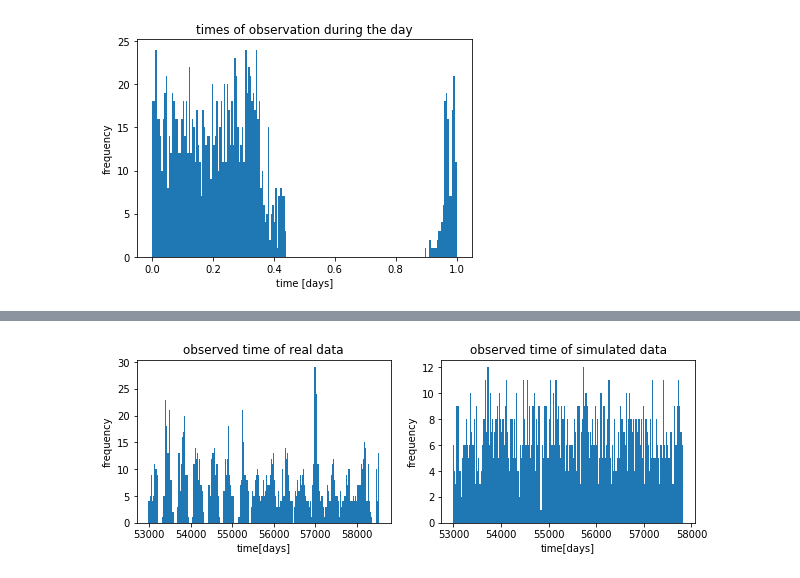
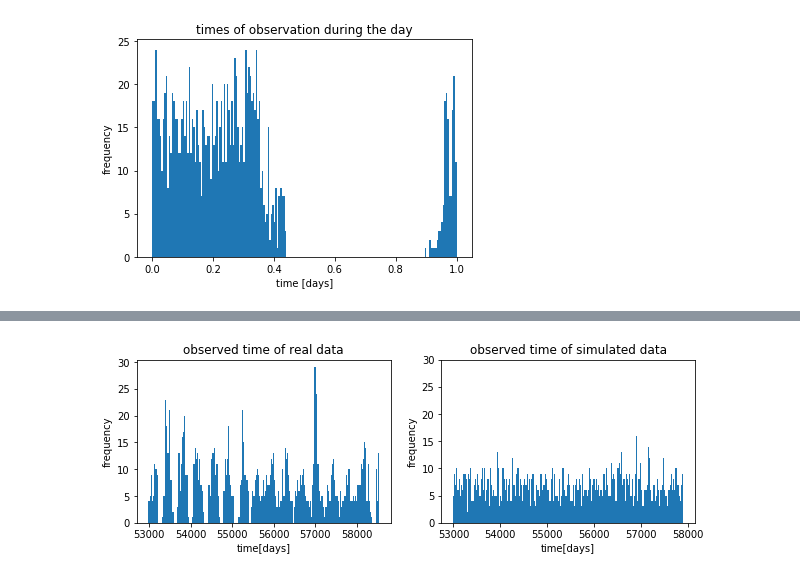
Before and after one commit to herjy/Quasar_lensing, a Jupyter notebook: sampling using both data sets as one.ipynb, the cells around one changed output, grey strips where cells are left out. Saved outputs shown, nothing was run; the diff lists cells and outputs as text; code cells hidden in the pictures.

Commit message:
clarify figure

```diff
--- a/sampling using both data sets as one.ipynb
+++ b/sampling using both data sets as one.ipynb
@@ -85,18 +85,20 @@ while (np.max(t_drive_new)<np.max(time)) and (len(t_drive_new)<len(time)):
 # %%
 g = plt.figure(figsize=(10,3))
 g.add_subplot(121)
 plt.hist(time,200)
 plt.title('observed time of real data')
 plt.xlabel('time[days]')
 plt.ylabel('frequency')
 g.add_subplot(122)
 plt.hist(t_drive_new,200)
+plt.ylim(0,30)
 plt.title('observed time of simulated data')
 plt.xlabel('time[days]')
 plt.ylabel('frequency')
 plt.show()
+print('I dont know how to make sense of these, if they are supposed to be similar or not')
 # %% [output]
-[figure, old version]
+[figure, new version]
 # %%
 '''simulating data using the sampling about as the time axis'''
 
```
Also changed, not shown: parts of 2 cells of this notebook.
